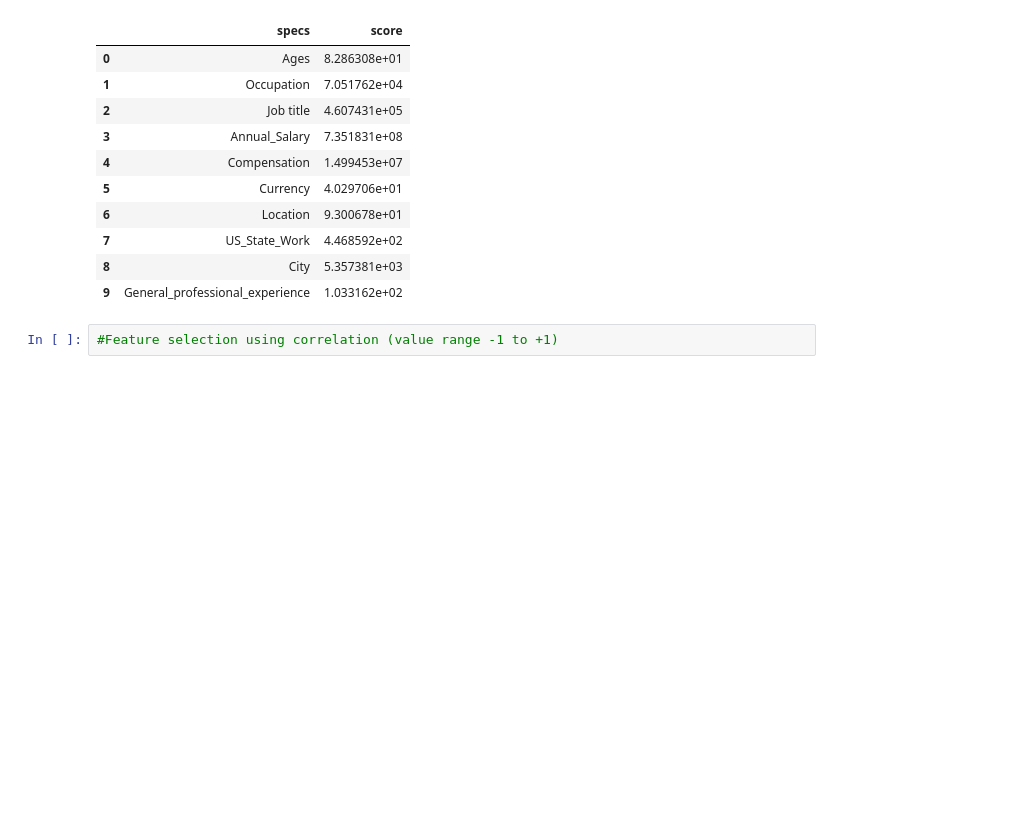
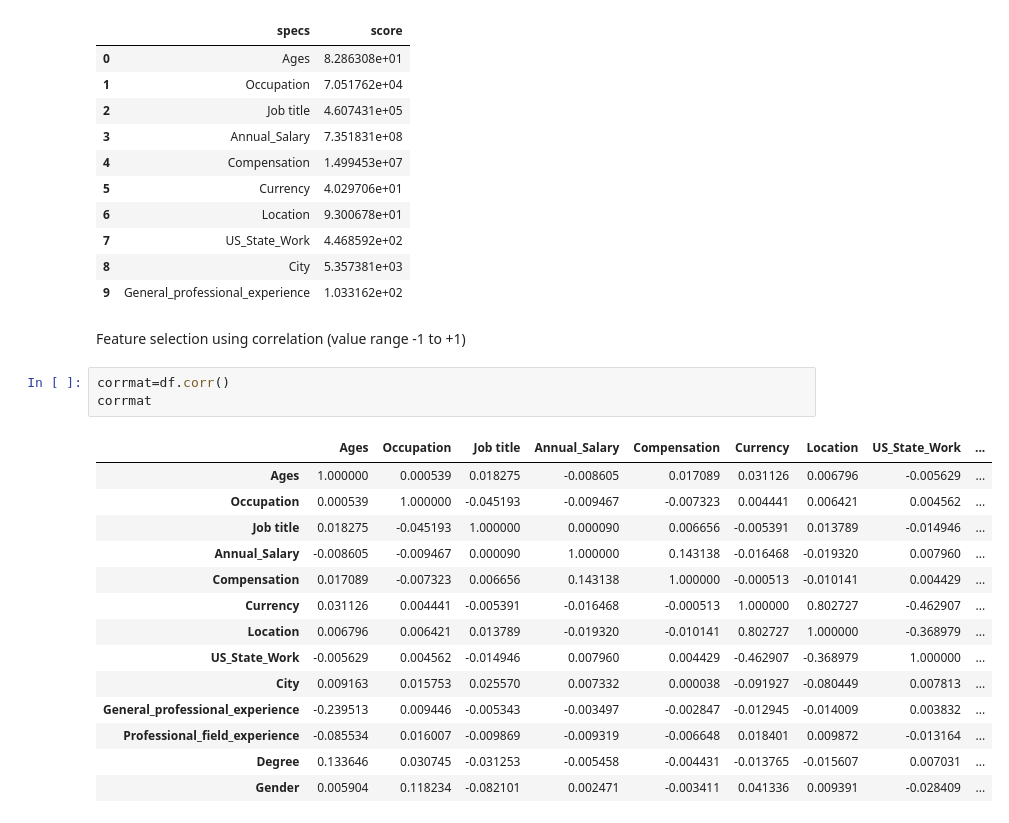
Before and after one commit to sba25078/ca-1-data-exploration-and-preparartion-Mrfolami, a Jupyter notebook: CA1.ipynb, the cells around one changed output. Drawn from its saved outputs; the diff is of its cells as text; blank space fills up the shorter version.

```diff
--- a/CA1.ipynb
+++ b/CA1.ipynb
@@ -1287,5 +1287,23 @@ feature_score.head(10)
 | 7 | US_State_Work | 4.468592e+02 |
 | 8 | City | 5.357381e+03 |
 | 9 | General_professional_experience | 1.033162e+02 |
-# %%
-#Feature selection using correlation (value range -1 to +1)
+# %% [markdown]
+Feature selection using correlation (value range -1 to +1)
+# %%
+corrmat=df.corr()
+corrmat
+# %% [output]
+|  | Ages | Occupation | Job title | Annual_Salary | Compensation | Currency | Location | US_State_Work | ... |
+| Ages | 1.000000 | 0.000539 | 0.018275 | -0.008605 | 0.017089 | 0.031126 | 0.006796 | -0.005629 | ... |
+| Occupation | 0.000539 | 1.000000 | -0.045193 | -0.009467 | -0.007323 | 0.004441 | 0.006421 | 0.004562 | ... |
+| Job title | 0.018275 | -0.045193 | 1.000000 | 0.000090 | 0.006656 | -0.005391 | 0.013789 | -0.014946 | ... |
+| Annual_Salary | -0.008605 | -0.009467 | 0.000090 | 1.000000 | 0.143138 | -0.016468 | -0.019320 | 0.007960 | ... |
+| Compensation | 0.017089 | -0.007323 | 0.006656 | 0.143138 | 1.000000 | -0.000513 | -0.010141 | 0.004429 | ... |
+| Currency | 0.031126 | 0.004441 | -0.005391 | -0.016468 | -0.000513 | 1.000000 | 0.802727 | -0.462907 | ... |
+| Location | 0.006796 | 0.006421 | 0.013789 | -0.019320 | -0.010141 | 0.802727 | 1.000000 | -0.368979 | ... |
+| US_State_Work | -0.005629 | 0.004562 | -0.014946 | 0.007960 | 0.004429 | -0.462907 | -0.368979 | 1.000000 | ... |
+| City | 0.009163 | 0.015753 | 0.025570 | 0.007332 | 0.000038 | -0.091927 | -0.080449 | 0.007813 | ... |
+| General_professional_experience | -0.239513 | 0.009446 | -0.005343 | -0.003497 | -0.002847 | -0.012945 | -0.014009 | 0.003832 | ... |
+| Professional_field_experience | -0.085534 | 0.016007 | -0.009869 | -0.009319 | -0.006648 | 0.018401 | 0.009872 | -0.013164 | ... |
+| Degree | 0.133646 | 0.030745 | -0.031253 | -0.005458 | -0.004431 | -0.013765 | -0.015607 | 0.007031 | ... |
+| Gender | 0.005904 | 0.118234 | -0.082101 | 0.002471 | -0.003411 | 0.041336 | 0.009391 | -0.028409 | ... |
```
Also changed, not shown: parts of 1 cell of this notebook.
